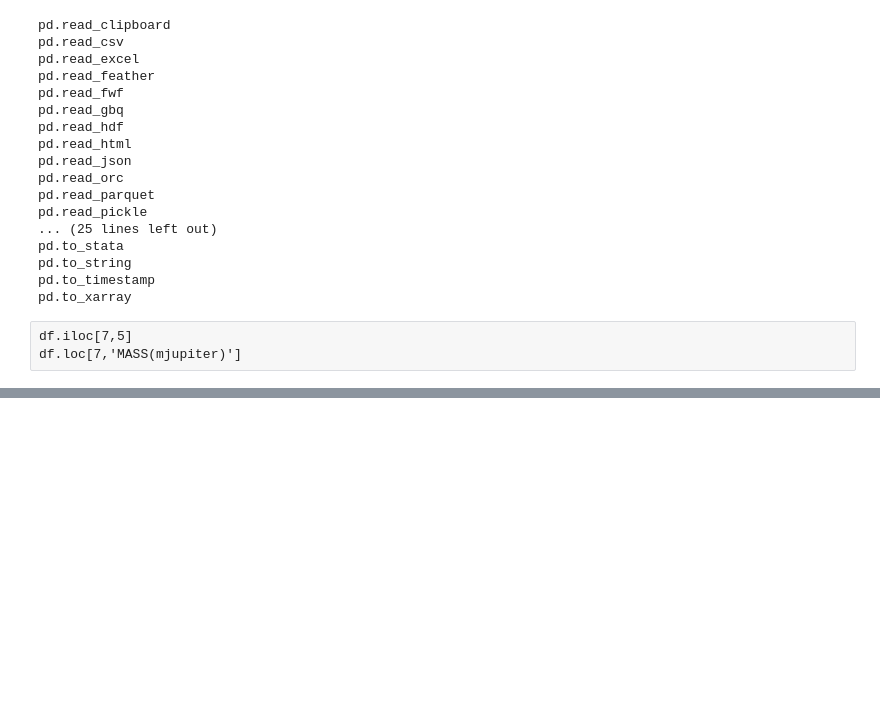
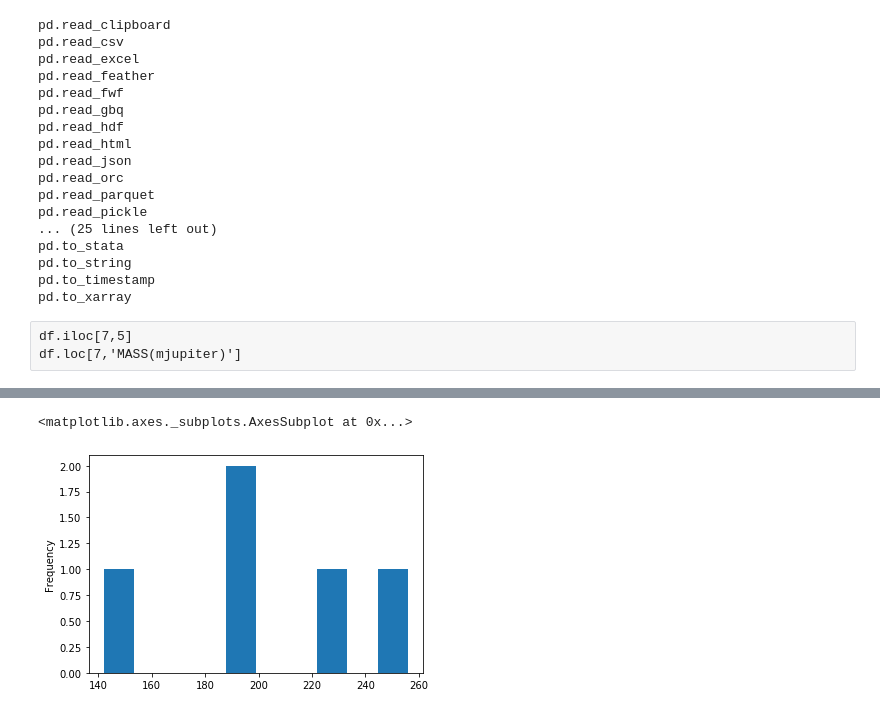
Before and after one commit to mukulietlucknow/strata_data, a Jupyter notebook: self practice.ipynb, the cells around one changed output, grey strips where cells are left out. Saved outputs shown, nothing was run; the diff lists cells and outputs as text; code cells hidden in the pictures; blank space fills up the shorter version.

```diff
--- a/self practice.ipynb
+++ b/self practice.ipynb
@@ -285,0 +648,5 @@ df.to_csv('tmp/exoplanets.csv', index=False, encoding='utf-8')
+# %%
+sp_turning_days_totals.plot(kind='hist')
+# %% [output]
+<matplotlib.axes._subplots.AxesSubplot at 0x...>
+[figure, added]
```
Also changed, not shown: parts of 66 cells of this notebook, 1 other file.
